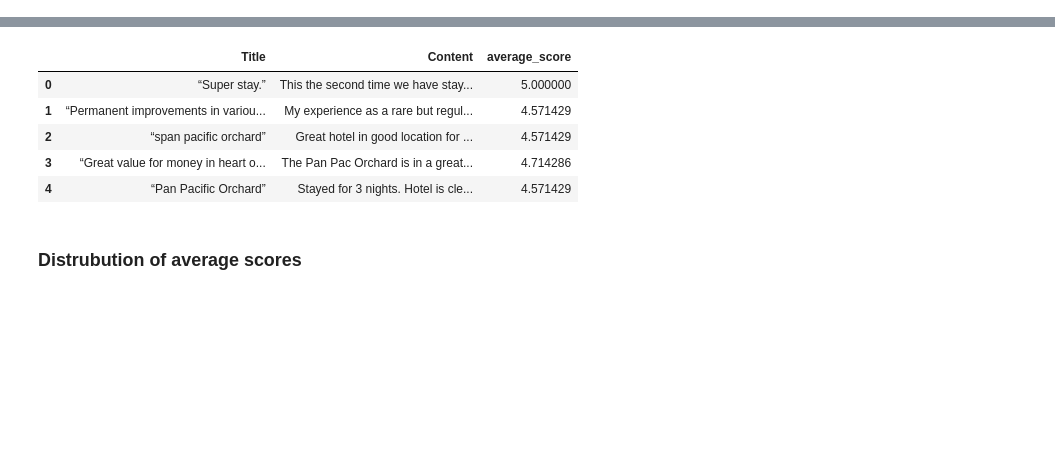
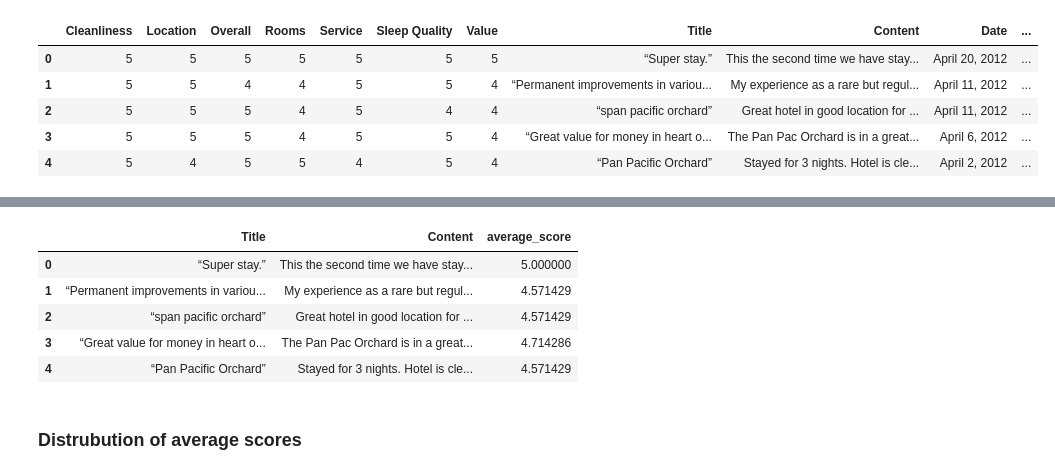
Before and after one commit to karencfisher/hotel-reviews, a Jupyter notebook: notebooks/exploration.ipynb, the cells around one changed output, grey strips where cells are left out. Saved outputs shown, nothing was run; the diff lists cells and outputs as text; code cells hidden in the pictures; blank space fills up the shorter version.

```diff
--- a/notebooks/exploration.ipynb
+++ b/notebooks/exploration.ipynb
@@ -15,0 +16,10 @@ Mounted at /content/drive
+# %%
+df_reviews = pd.read_csv('/content/drive/MyDrive/hotel_reviews/reviews.csv')
+df_reviews.head()
+# %% [output]
+|  | Cleanliness | Location | Overall | Rooms | Service | Sleep Quality | Value | Title | Content | Date | ... |
+| 0 | 5 | 5 | 5 | 5 | 5 | 5 | 5 | “Super stay.” | This the second time we have stay... | April 20, 2012 | ... |
+| 1 | 5 | 5 | 4 | 4 | 5 | 5 | 4 | “Permanent improvements in variou... | My experience as a rare but regul... | April 11, 2012 | ... |
+| 2 | 5 | 5 | 5 | 4 | 5 | 4 | 4 | “span pacific orchard” | Great hotel in good location for ... | April 11, 2012 | ... |
+| 3 | 5 | 5 | 5 | 4 | 5 | 5 | 4 | “Great value for money in heart o... | The Pan Pac Orchard is in a great... | April 6, 2012 | ... |
+| 4 | 5 | 4 | 5 | 5 | 4 | 5 | 4 | “Pan Pacific Orchard” | Stayed for 3 nights. Hotel is cle... | April 2, 2012 | ... |
```
Also changed, not shown: parts of 5 cells of this notebook.
